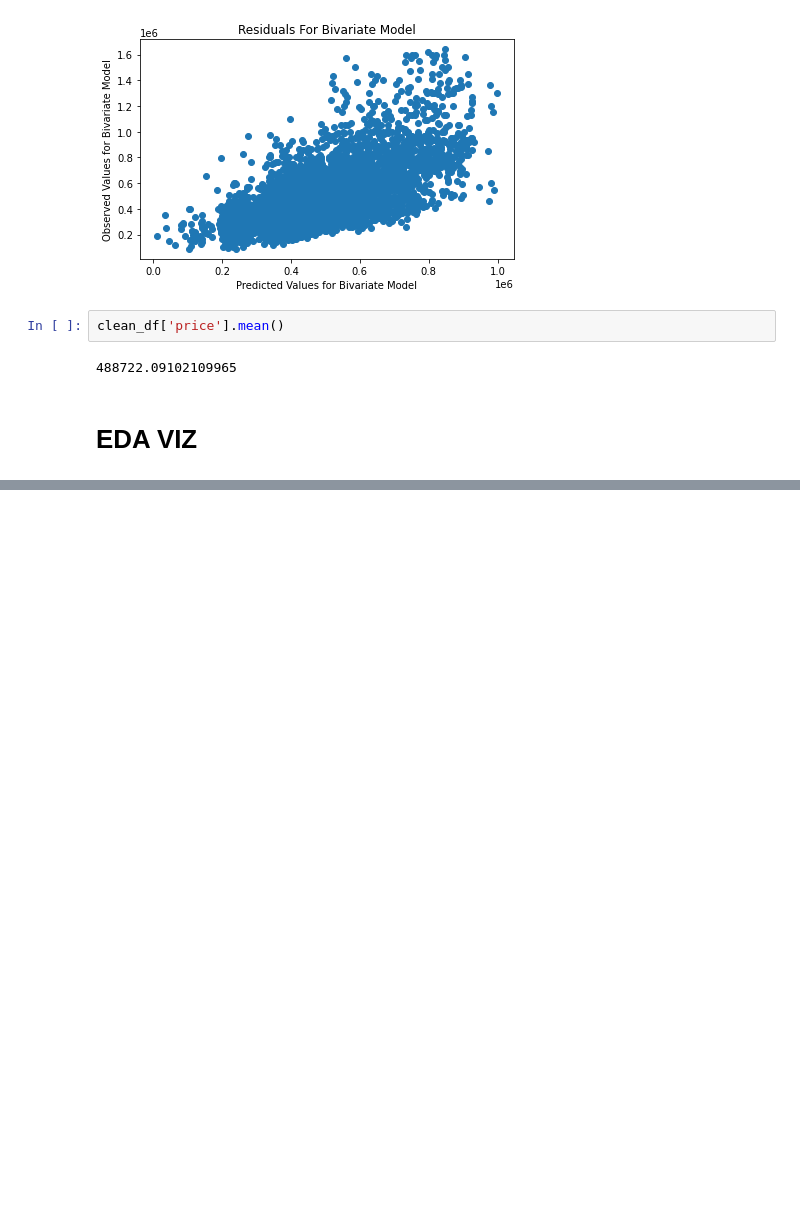
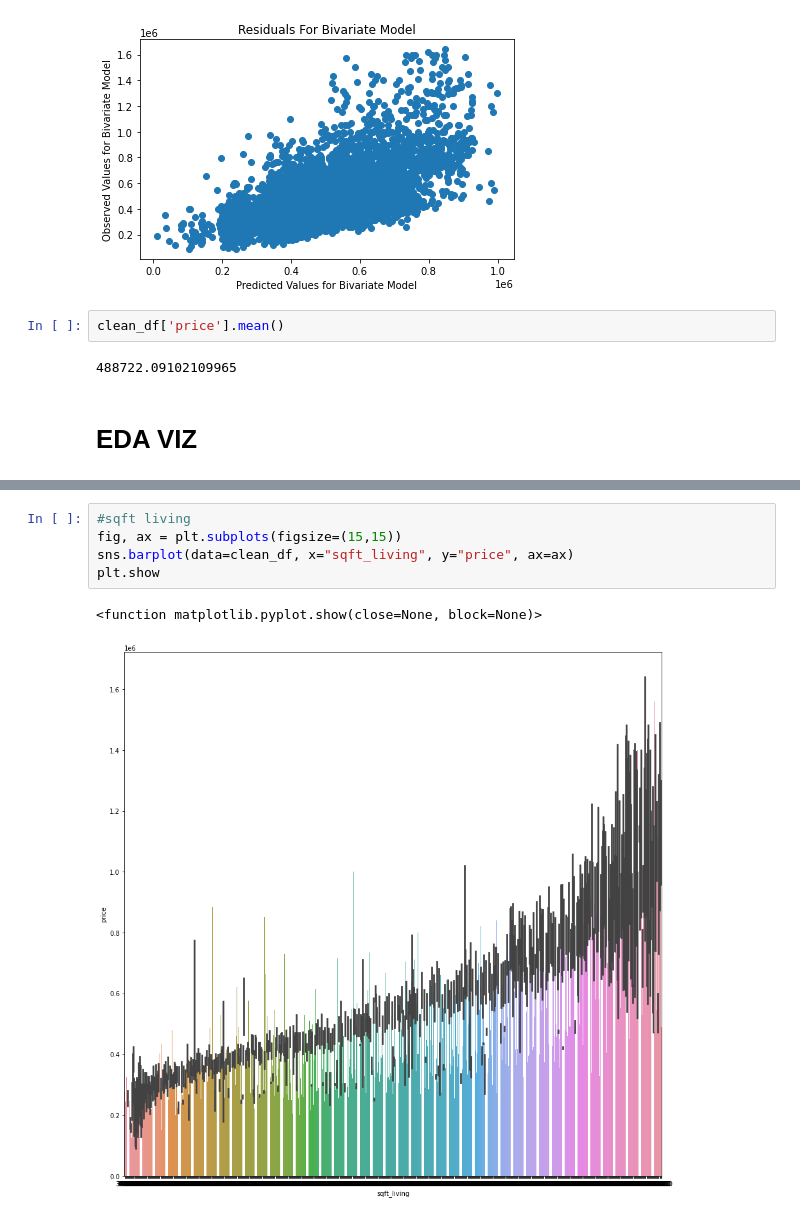
Before and after one commit to MackoyS/sarah-and-mackoy-price-modeling, a Jupyter notebook: TrainTestSplitAttempt.ipynb, the cells around one changed output, grey strips where cells are left out. Saved outputs shown, nothing was run; the diff lists cells and outputs as text; blank space fills up the shorter version.

```diff
--- a/TrainTestSplitAttempt.ipynb
+++ b/TrainTestSplitAttempt.ipynb
@@ -581,0 +641,8 @@ clean_df['price'].mean()
+# %%
+#sqft living
+fig, ax = plt.subplots(figsize=(15,15))
+sns.barplot(data=clean_df, x="sqft_living", y="price", ax=ax)
+plt.show
+# %% [output]
+<function matplotlib.pyplot.show(close=None, block=None)>
+[figure, added]
```
Also changed, not shown: parts of 26 cells of this notebook.
